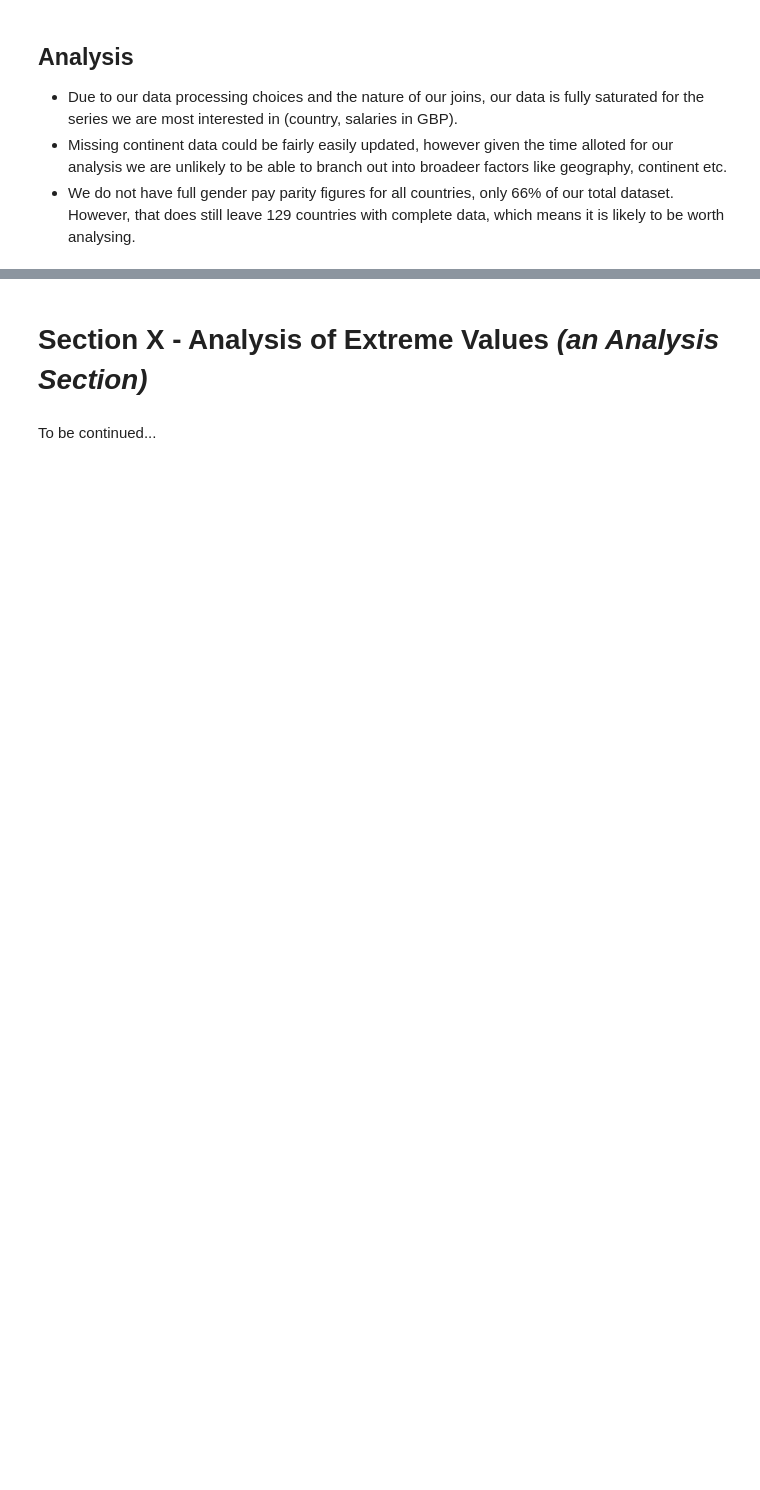
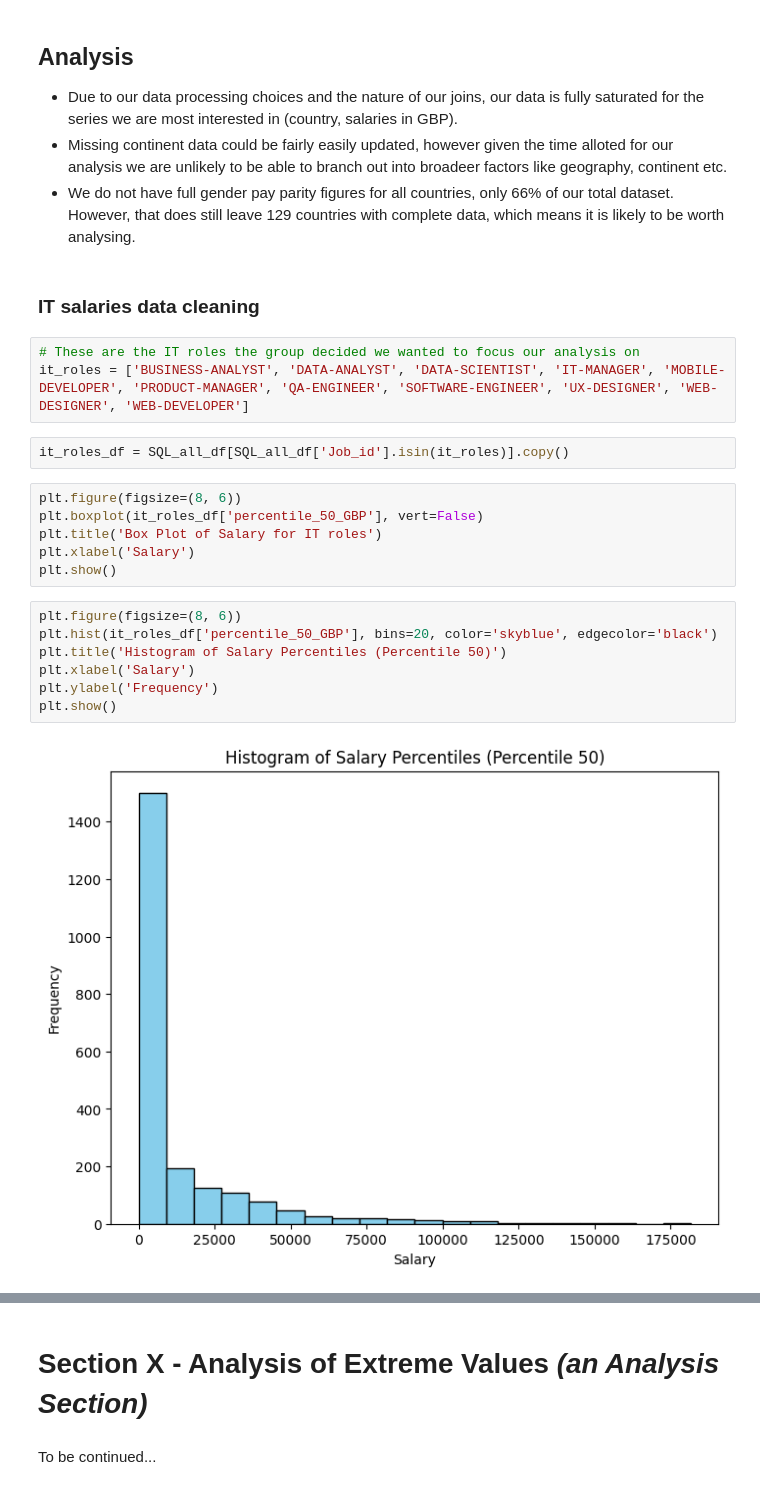
Before and after one commit to Tatiana-Ngamba/The-GitGirls-Collective-group-7, a Jupyter notebook: GLOBAL IT SALARY ANALYSIS - Notebook Part 2 (Data Analysis).ipynb, the cells around one changed output, grey strips where cells are left out. Cells and saved outputs as stored; diff of their text form; blank space fills up the shorter version.

Commit message:
Adding new notebook with data analysis cleaning
Added to the code histogram and boxplots in relation to Pay parity outliers and it salaries

```diff
--- a/GLOBAL IT SALARY ANALYSIS - Notebook Part 2 (Data Analysis).ipynb
+++ b/GLOBAL IT SALARY ANALYSIS - Notebook Part 2 (Data Analysis).ipynb
@@ -380,3 +549,25 @@ print(f"There are {missing_gender_pay} countries without gender pay parity figur
 * Due to our data processing choices and the nature of our joins, our data is fully saturated for the series we are most interested in (country, salaries in GBP).
 * Missing continent data could be fairly easily updated, however given the time alloted for our analysis we are unlikely to be able to branch out into broadeer factors like geography, continent etc.
 * We do not have full gender pay parity figures for all countries, only 66% of our total dataset. However, that does still leave 129 countries with complete data, which means it is likely to be worth analysing.
+# %% [markdown]
+### IT salaries data cleaning
+# %%
+# These are the IT roles the group decided we wanted to focus our analysis on
+it_roles = ['BUSINESS-ANALYST', 'DATA-ANALYST', 'DATA-SCIENTIST', 'IT-MANAGER', 'MOBILE-DEVELOPER', 'PRODUCT-MANAGER', 'QA-ENGINEER', 'SOFTWARE-ENGINEER', 'UX-DESIGNER', 'WEB-DESIGNER', 'WEB-DEVELOPER']
+# %%
+it_roles_df = SQL_all_df[SQL_all_df['Job_id'].isin(it_roles)].copy()
+# %%
+plt.figure(figsize=(8, 6))
+plt.boxplot(it_roles_df['percentile_50_GBP'], vert=False)
+plt.title('Box Plot of Salary for IT roles')
+plt.xlabel('Salary')
+plt.show()
+# %%
+plt.figure(figsize=(8, 6))
+plt.hist(it_roles_df['percentile_50_GBP'], bins=20, color='skyblue', edgecolor='black')
+plt.title('Histogram of Salary Percentiles (Percentile 50)')
+plt.xlabel('Salary')
+plt.ylabel('Frequency')
+plt.show()
+# %% [output]
+[figure, added]
```
Also changed, not shown: parts of 34 cells of this notebook.
